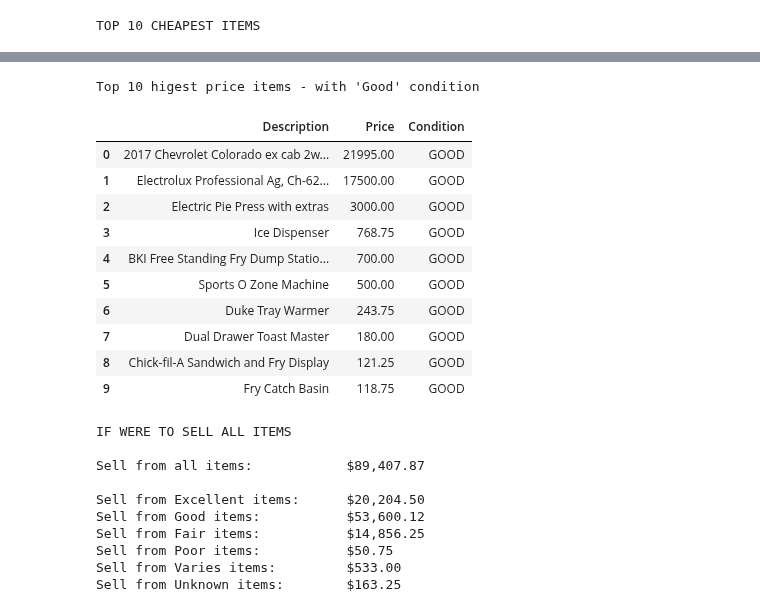
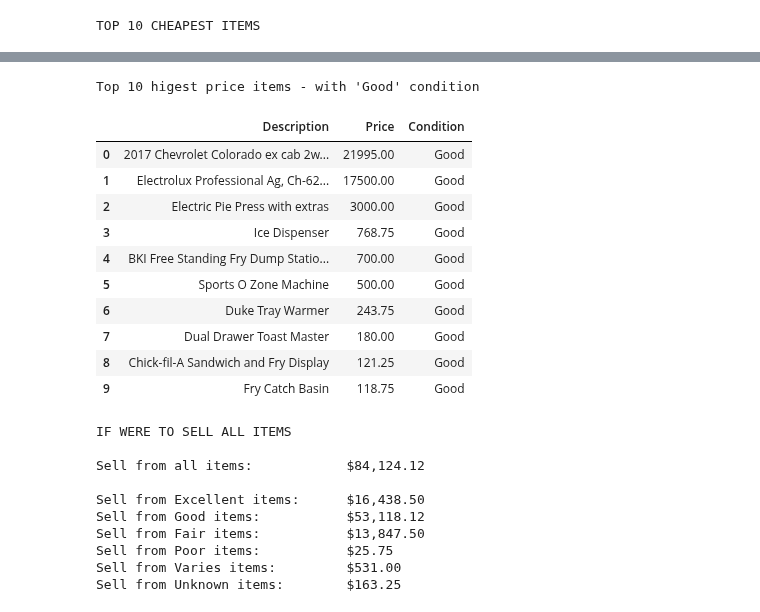
Before and after one commit to pedrosanhueza/Web-Scrape, a Jupyter notebook: Surplus Sale Items/Surplus - Code/WebScrape - SurplusSaleItems.ipynb, the cells around one changed output, grey strips where cells are left out. Saved outputs shown, nothing was run; the diff lists cells and outputs as text; code cells hidden in the pictures.

```diff
--- a/Surplus Sale Items/Surplus - Code/WebScrape - SurplusSaleItems.ipynb
+++ b/Surplus Sale Items/Surplus - Code/WebScrape - SurplusSaleItems.ipynb
@@ -69,7 +69,8 @@ data.describe()
 # Change column data types
 data.Price = pd.to_numeric(data.Price.str.replace("$","",regex=True).replace(",","",regex=True))
 data['Item Number'] = pd.to_numeric(data['Item Number'])
-data.Qty = pd.to_numeric(data.Qty)
+# data.Qty = pd.to_numeric(data.Qty)
+data.Qty = data.Qty.apply(lambda x: int(x))
 data.Condition = data.Condition.str.capitalize()
 a = data.copy()
 
@@ -243,37 +243,37 @@ Top 10 highest price items - with Excellent condition
 # %%
 # Top 10 higest price items - with Good condition
 
 print('Top 10 higest price items - with \'Good\' condition \n')
 
 data[
     (~data.Description.duplicated()) & # remove duplicates
-    (data.Condition == 'GOOD') # filter by condition = Excellent
+    (data.Condition == 'Good') # filter by condition = Excellent
 ].sort_values('Price',ascending=False).head(10)[ # top 10
     ['Description','Price','Condition'] # select columns
 ].reset_index().drop('index',axis=1) # reset index
 # %% [output]
 Top 10 higest price items - with 'Good' condition
 |  | Description | Price | Condition |
-| 0 | 2017 Chevrolet Colorado ex cab 2w... | 21995.00 | GOOD |
-| 1 | Electrolux Professional Ag, Ch-62... | 17500.00 | GOOD |
-| 2 | Electric Pie Press with extras | 3000.00 | GOOD |
-| 3 | Ice Dispenser | 768.75 | GOOD |
-| 4 | BKI Free Standing Fry Dump Statio... | 700.00 | GOOD |
-| 5 | Sports O Zone Machine | 500.00 | GOOD |
-| 6 | Duke Tray Warmer | 243.75 | GOOD |
-| 7 | Dual Drawer Toast Master | 180.00 | GOOD |
-| 8 | Chick-fil-A Sandwich and Fry Display | 121.25 | GOOD |
-| 9 | Fry Catch Basin | 118.75 | GOOD |
+| 0 | 2017 Chevrolet Colorado ex cab 2w... | 21995.00 | Good |
+| 1 | Electrolux Professional Ag, Ch-62... | 17500.00 | Good |
+| 2 | Electric Pie Press with extras | 3000.00 | Good |
+| 3 | Ice Dispenser | 768.75 | Good |
+| 4 | BKI Free Standing Fry Dump Statio... | 700.00 | Good |
+| 5 | Sports O Zone Machine | 500.00 | Good |
+| 6 | Duke Tray Warmer | 243.75 | Good |
+| 7 | Dual Drawer Toast Master | 180.00 | Good |
+| 8 | Chick-fil-A Sandwich and Fry Display | 121.25 | Good |
+| 9 | Fry Catch Basin | 118.75 | Good |
 # %%
 # If they were to sell all the items, how much money would they have?
 
-all_items = "${:,.2f}".format(data.Price.sum())
+all_items       = "${:,.2f}".format(data.Price.sum())
 excellent_items = "${:,.2f}".format(data[data.Condition=='Excellent']['Price'].sum())
-good_items = "${:,.2f}".format(data[data.Condition=='Good']['Price'].sum())
-fair_items = "${:,.2f}".format(data[data.Condition=='Fair']['Price'].sum())
-poor_items = "${:,.2f}".format(data[data.Condition=='Poor']['Price'].sum())
-varies_items = "${:,.2f}".format(data[data.Condition=='Varies']['Price'].sum())
-unknown_items = "${:,.2f}".format(data[data.Condition=='Unknown']['Price'].sum())
+good_items      = "${:,.2f}".format(data[data.Condition=='Good']['Price'].sum())
+fair_items      = "${:,.2f}".format(data[data.Condition=='Fair']['Price'].sum())
+poor_items      = "${:,.2f}".format(data[data.Condition=='Poor']['Price'].sum())
+varies_items    = "${:,.2f}".format(data[data.Condition=='Varies']['Price'].sum())
+unknown_items   = "${:,.2f}".format(data[data.Condition=='Unknown']['Price'].sum())
 
 print(f"""
 IF WERE TO SELL ALL ITEMS
@@ -290,11 +290,11 @@ Sell from Unknown items:\t{unknown_items}
 # %% [output]
 IF WERE TO SELL ALL ITEMS
 
-Sell from all items:            $89,407.87
+Sell from all items:            $84,124.12
 
-Sell from Excellent items:      $20,204.50
-Sell from Good items:           $53,600.12
-Sell from Fair items:           $14,856.25
-Sell from Poor items:           $50.75
-Sell from Varies items:         $533.00
+Sell from Excellent items:      $16,438.50
+Sell from Good items:           $53,118.12
+Sell from Fair items:           $13,847.50
+Sell from Poor items:           $25.75
+Sell from Varies items:         $531.00
 Sell from Unknown items:        $163.25
```
Also changed, not shown: parts of 7 cells of this notebook, 4 other files.
